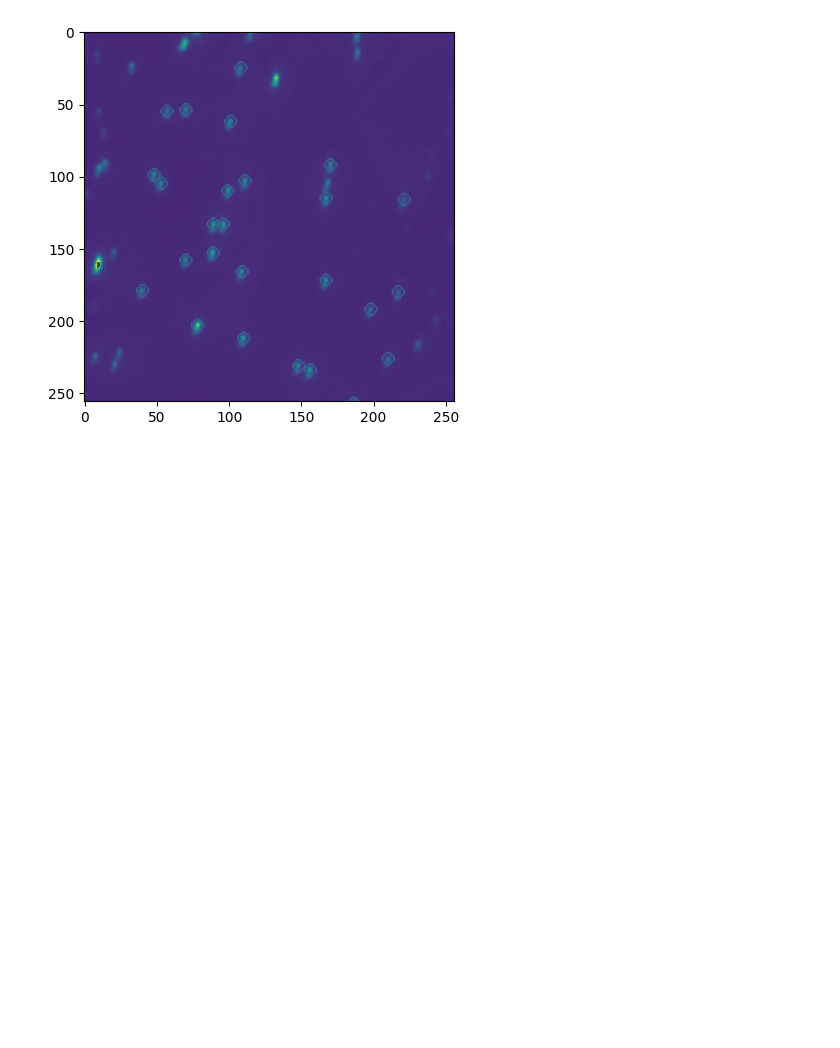
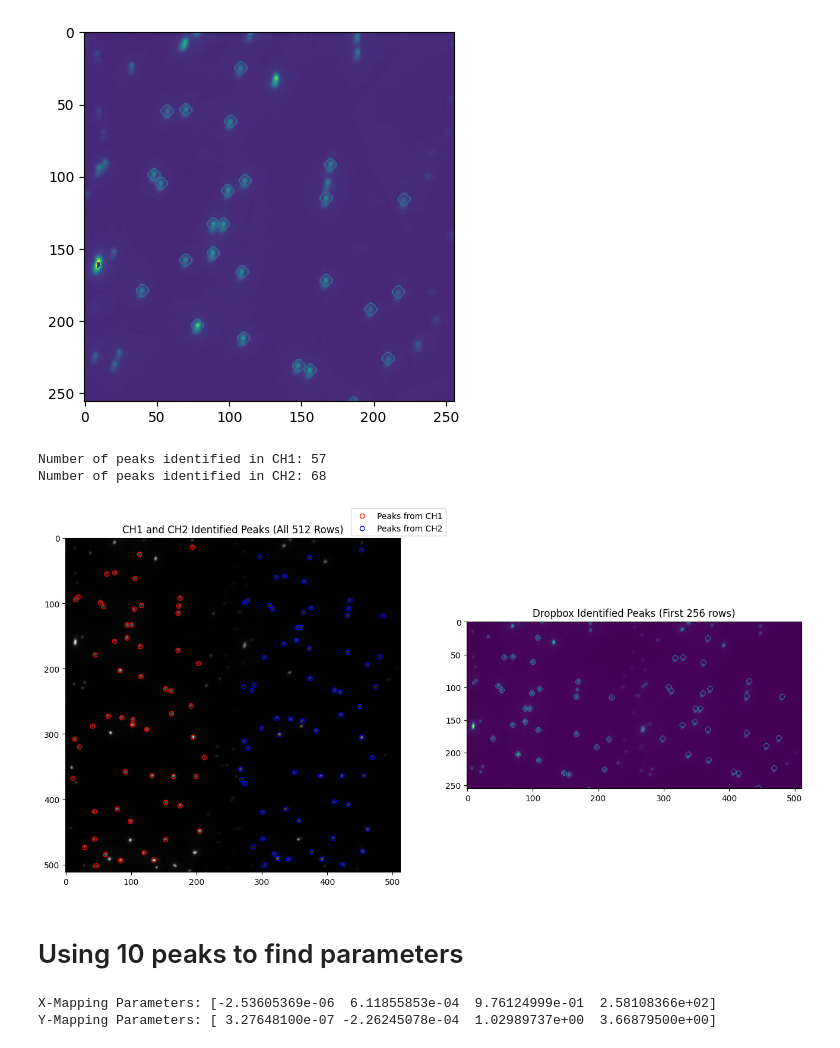
Before and after one commit to ljhason/smImaging-Exploration, a Jupyter notebook: img_avg_map/Avg_merged.ipynb, the cells around one changed output. Saved outputs shown, nothing was run; the diff lists cells and outputs as text; code cells hidden in the pictures; blank space fills up the shorter version.

```diff
--- a/img_avg_map/Avg_merged.ipynb
+++ b/img_avg_map/Avg_merged.ipynb
@@ -58,3 +58,47 @@ plt.imshow(average_circ_DB_image)
 plt.show()
 # %% [output]
 [figure]
+# %%
+# Defining Variables
+peaks_coords_IDL_CH1 = find_peaks_scipy_IDL(CH1_img_path)[0]
+peaks_coords_IDL_CH2_new = find_peaks_scipy_IDL(CH2_img_path, sigma=2, block_size=16, scaler_percent=10)[0]
+
+good_peaks_1,_ = good_peak_finder_CH1(CH1_img_path)
+good_peaks_2_new,_ = good_peak_finder_CH2(CH2_img_path, sigma=2, block_size=16, scaler_percent=10, boarder=10, max_rad=3)
+
+# Move good_peaks_1 to CH2 to display full image
+good_peaks_1_CH2 = shift_peaks(good_peaks_1)
+good_peaks_2_CH2 = shift_peaks(good_peaks_2_new)
+
+#All in one image!
+print(f"Number of peaks identified in CH1: {len(good_peaks_1)}")
+print(f"Number of peaks identified in CH2: {len(good_peaks_2_CH2)}")
+
+f, axes = plt.subplots(1, 2, figsize=(16, 24))
+axes[0].set_title("CH1 and CH2 Identified Peaks (All 512 Rows)")
+axes[0].imshow(image, cmap="gray")
+scat1= axes[0].scatter(good_peaks_1[:, 1], good_peaks_1[:, 0], s=30, facecolors='none', edgecolors='r', label='Peaks from CH1')
+scat2= axes[0].scatter(good_peaks_2_CH2[:, 1], good_peaks_2_CH2[:, 0], s=30, facecolors='none', edgecolors='b', label='Peaks from CH2')
+axes[0].legend(loc='upper right', bbox_to_anchor=(1.15, 1.1))
+
+axes[1].set_title("Dropbox Identified Peaks (First 256 rows)")
+axes[1].imshow(hel1_ave_image)
+plt.show()
+# %% [output]
+Number of peaks identified in CH1: 57
+Number of peaks identified in CH2: 68
+[figure, added]
+# %% [markdown]
+# Using 10 peaks to find parameters
+# %%
+CH1_peaks_10 = np.array([[55,63], [14, 194], [179, 45], [115, 172], [273, 65], [257, 192], [358, 91], [365, 199], [419, 44], [445, 205]])
+CH2_peaks_10 = np.array([[60, 322], [18, 453], [183, 304], [119, 431], [276, 323], [258, 450], [359, 350], [364, 456], [420, 301], [446, 462]])
+
+params_x_man_10, params_y_man_10 = find_polyfit_params(CH1_peaks_10, CH2_peaks_10, degree=3)
+mapped_peaks_experiment_10 = apply_polyfit_params(CH1_peaks_10, params_x_man_10, params_y_man_10).astype(np.uint16)
+
+print("X-Mapping Parameters:", params_x_man_10)
+print("Y-Mapping Parameters:", params_y_man_10)
+# %% [output]
+X-Mapping Parameters: [-2.53605369e-06  6.11855853e-04  9.76124999e-01  2.58108366e+02]
+Y-Mapping Parameters: [ 3.27648100e-07 -2.26245078e-04  1.02989737e+00  3.66879500e+00]
```
Also changed, not shown: parts of 4 cells of this notebook, 2 other files.
